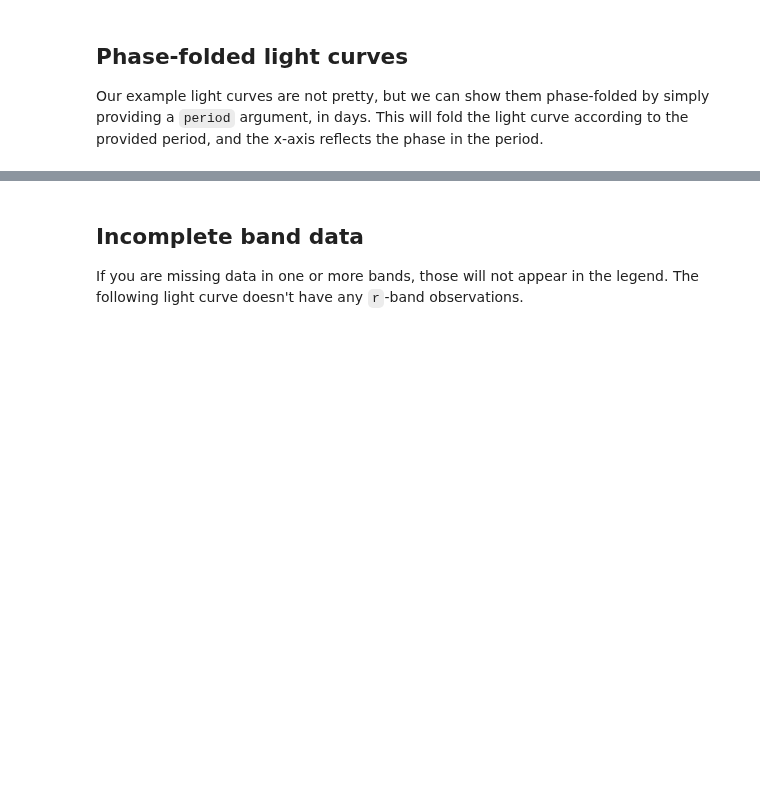
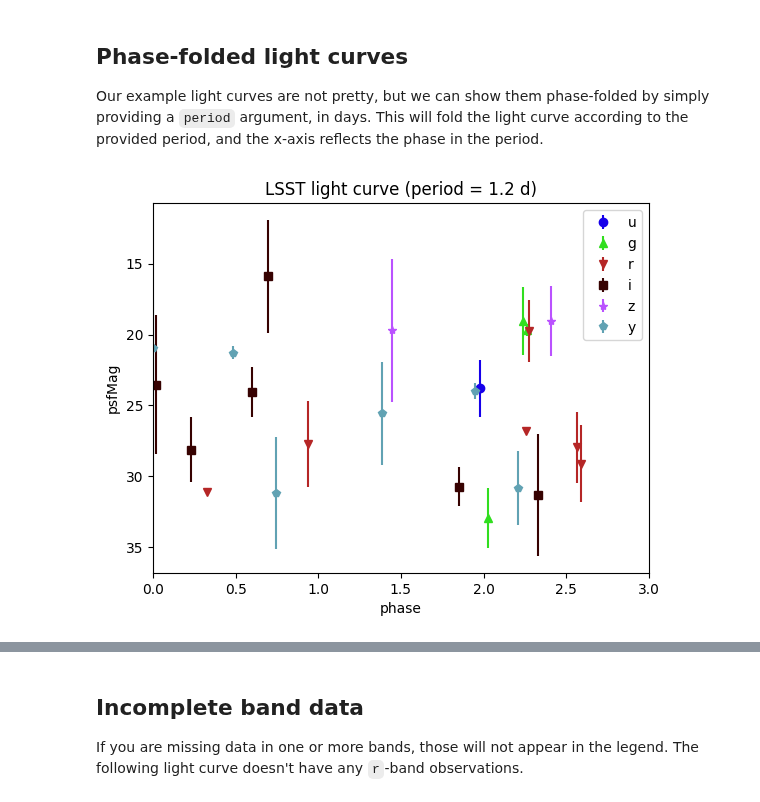
Before and after one commit to astronomy-commons/lsdb-rubin, a Jupyter notebook: docs/notebooks/plot_light_curves.ipynb, the cells around one changed output, grey strips where cells are left out. Drawn from its saved outputs; the diff is of its cells as text; code cells hidden in the pictures; blank space fills up the shorter version.

Commit message:
More flexible period plotting.

```diff
--- a/docs/notebooks/plot_light_curves.ipynb
+++ b/docs/notebooks/plot_light_curves.ipynb
@@ -42,4 +57,6 @@ plot_light_curve(dia_object.iloc[0]["diaSource"], flux_field="scienceFlux")
 
 Our example light curves are not pretty, but we can show them phase-folded by simply providing a `period` argument, in days. This will fold the light curve according to the provided period, and the x-axis reflects the phase in the period.
 # %%
-plot_light_curve(dia_object.iloc[0]["diaSource"], period=3.6)
+plot_light_curve(dia_object.iloc[0]["diaSource"], period=1.2)
+# %% [output]
+[figure, added]
```
Also changed, not shown: parts of 11 cells of this notebook, 2 other files.
